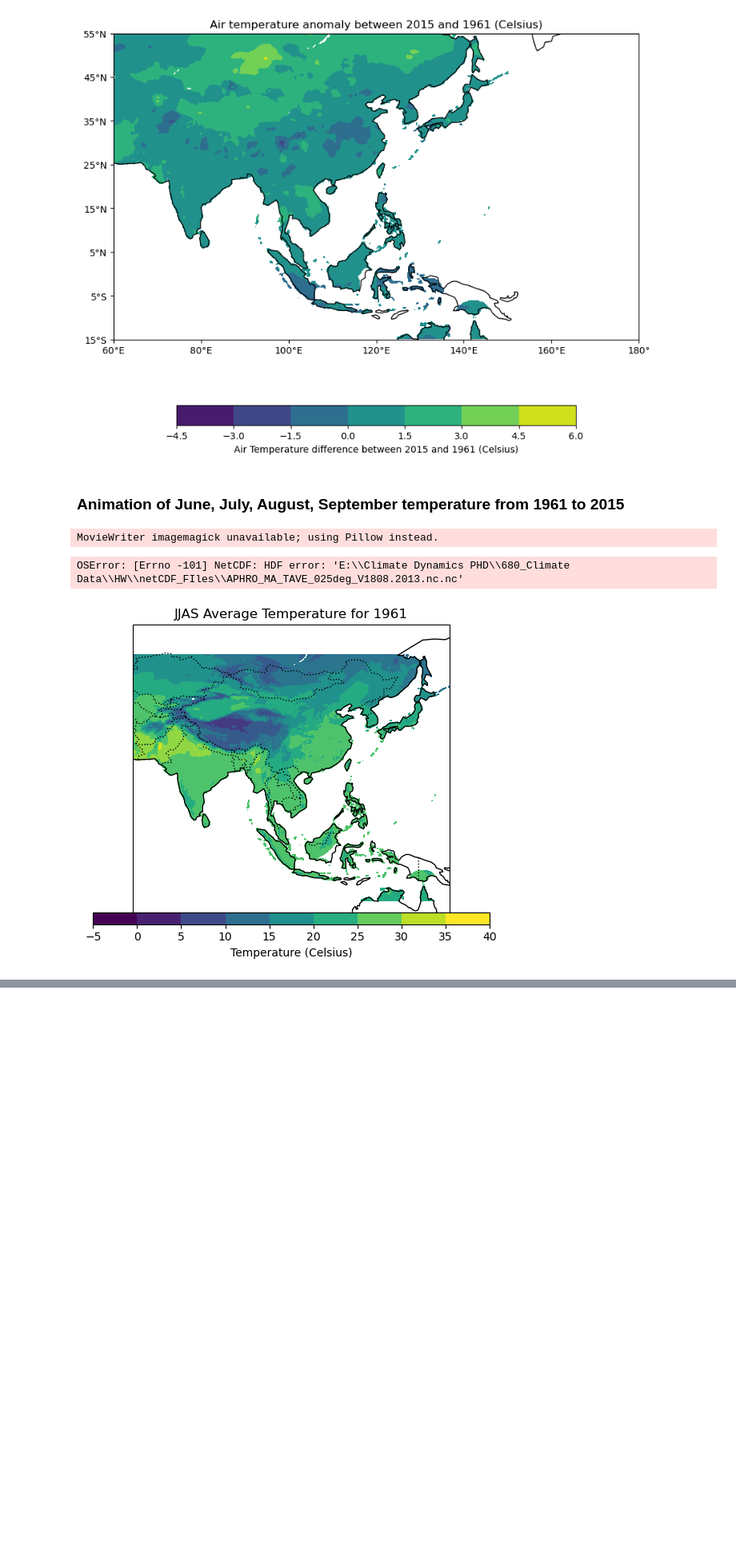
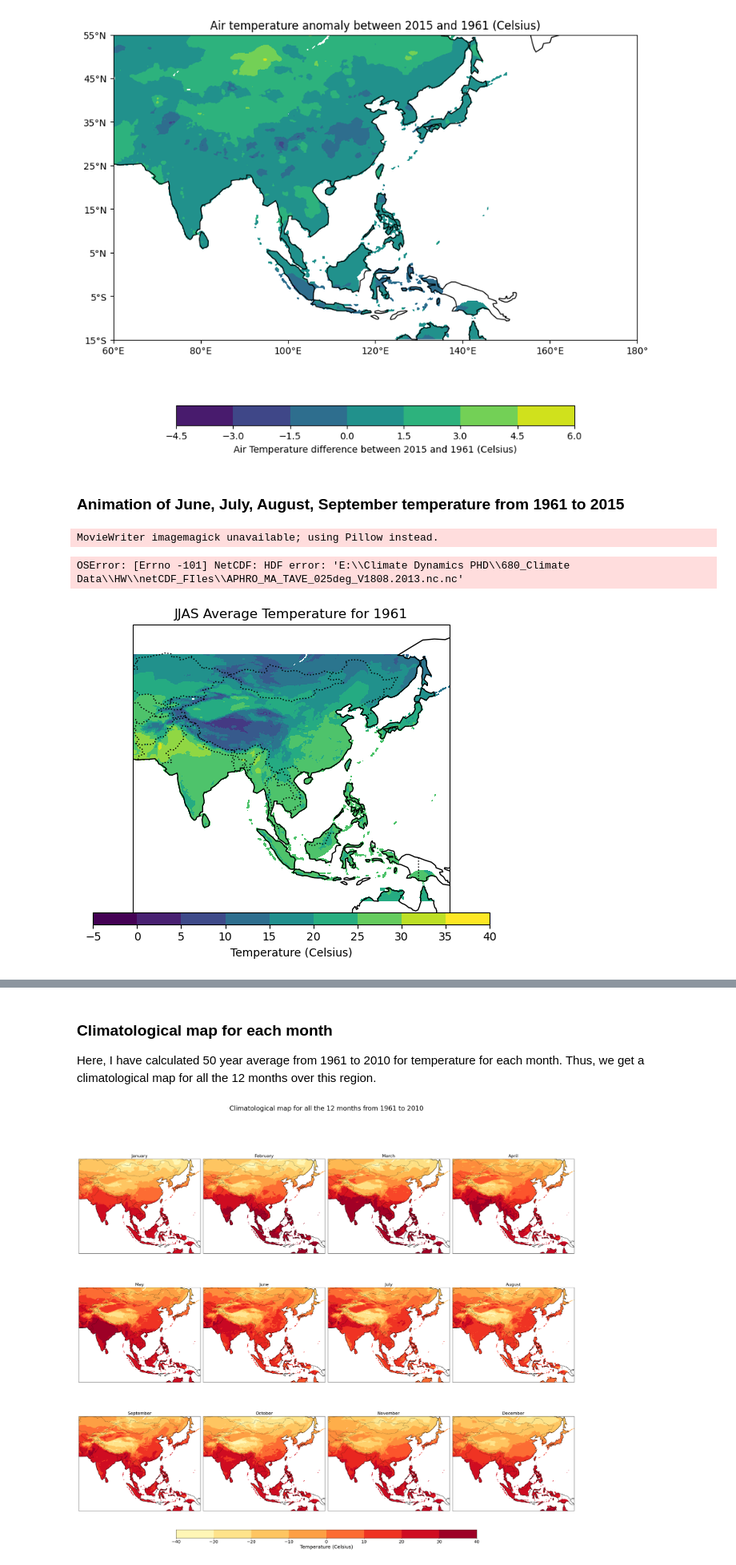
Before and after one commit to shammun/clim_680_hw, a Jupyter notebook: 680_HW.ipynb, the cells around one changed output, grey strips where cells are left out. Shown at 80% size. Drawn from its saved outputs; the diff is of its cells as text; code cells hidden in the pictures; blank space fills up the shorter version.

Commit message:
Added climatology for 12 months to both 680_HW.ipynb and 680_HW_Colab_3.ipynb

```diff
--- a/680_HW.ipynb
+++ b/680_HW.ipynb
@@ -376,3 +376,7 @@ OSError: [Errno -101] NetCDF: HDF error: 'E:\\Climate Dynamics PHD\\680_Climate
 [figure]
 # %% [markdown]
 ![SegmentLocal](animation.gif "segment")
+# %%
+# Load a dataset to inspect its structure
+ds = xr.open_dataset("APHRO_MA_TAVE_025deg_V1808.1961.nc.nc")
+print(ds)
@@ -378,0 +395,64 @@ OSError: [Errno -101] NetCDF: HDF error: 'E:\\Climate Dynamics PHD\\680_Climate
+# %% [markdown]
+### Climatological map for each month
+
+Here, I have calculated 50 year average from 1961 to 2010 for temperature for each month. Thus, we get a climatological map for all the 12 months over this region.
+# %%
+import numpy as np
+import xarray as xr
+import matplotlib.pyplot as plt
+import cartopy.crs as ccrs
+import cartopy.feature as cfeature
+
+# Create a function to extract monthly data from a given file
+def extract_monthly_data(filename):
+    ds = xr.open_dataset(filename)
+    # Group by month and compute the monthly mean
+    monthly_data = ds['tave'].groupby('time.month').mean('time')
+    return monthly_data
+
+# Create a function to plot climatological data for a given month
+def plot_monthly_data(climatology, month, ax):
+    lons, lats = np.meshgrid(climatology['lon'], climatology['lat'])
+    cs = ax.contourf(lons, lats, climatology.sel(month=month), cmap='YlOrRd', transform=ccrs.PlateCarree())
+    ax.coastlines()
+    ax.add_feature(cfeature.BORDERS, linestyle=':')
+    ax.set_title(month_name(month), fontsize=16)
+    return cs
+
+# Get month name from month number
+def month_name(month_num):
+    import calendar
+    return calendar.month_name[month_num]
+
+# Initial figure and axes
+fig, axes = plt.subplots(nrows=3, ncols=4, figsize=(26, 22),
+                         subplot_kw={'projection': ccrs.PlateCarree()})
+axes = axes.ravel()
+
+# Load all the datasets and compute monthly averages
+all_data = []
+for year in range(1961, 1963):
+    filename = f"APHRO_MA_TAVE_025deg_V1808.{year}.nc.nc"
+    all_data.append(extract_monthly_data(filename))
+
+# Combine all monthly data into one dataset and compute climatology for each month
+combined_data = xr.concat(all_data, dim='year')
+climatology = combined_data.mean(dim='year')
+
+# Plot climatology for each month
+for month in range(1, 13):
+    cs = plot_monthly_data(climatology, month, axes[month-1])
+
+# Adjust colorbar
+cbar_ax = fig.add_axes([0.2, 0.01, 0.6, 0.02])
+cb = fig.colorbar(cs, cax=cbar_ax, orientation='horizontal', label='Temperature (Celsius)')
+cb.ax.tick_params(labelsize=16)
+cb.set_label('Temperature (Celsius)', size=18)
+
+# Set the overall title for the figure
+fig.suptitle("Climatological map for all the 12 months from 1961 to 2010", y=1.03, fontsize=24)
+
+plt.tight_layout()
+plt.show()
+# %% [output]
+[figure, added]
```
Also changed, not shown: parts of 5 cells of this notebook, 1 other file.
